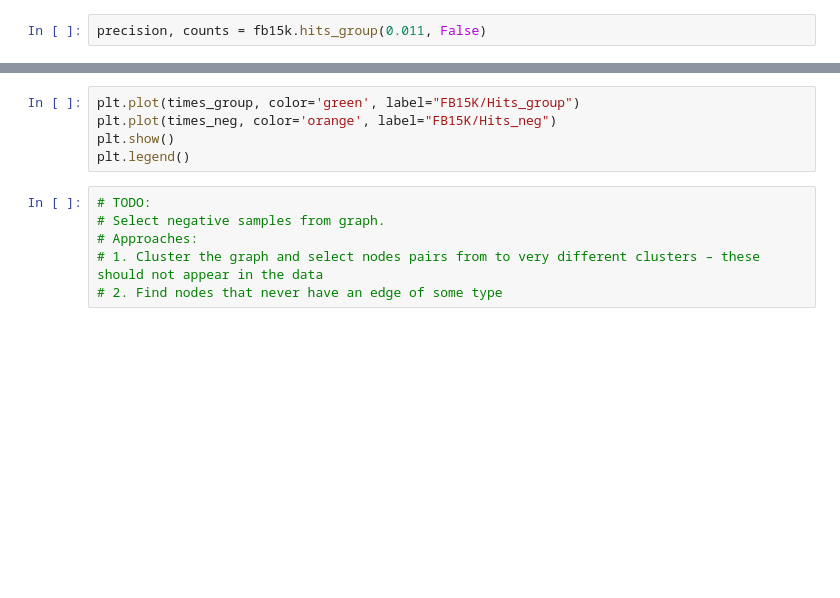
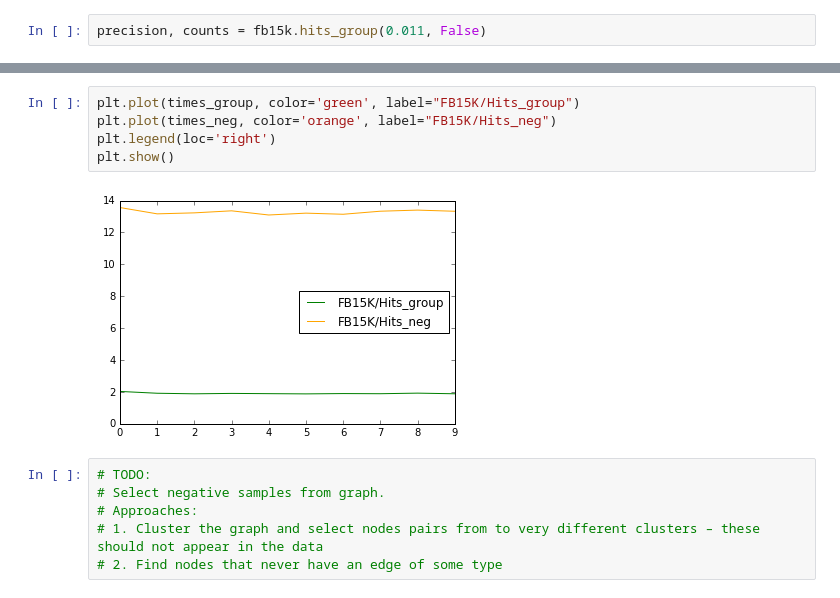
Before and after one commit to GittiHab/kb-completion, a Jupyter notebook: notebooks/pl-1.0-threshold-optimization.ipynb, the cells around one changed output, grey strips where cells are left out. Drawn from its saved outputs; the diff is of its cells as text; blank space fills up the shorter version.

```diff
--- a/notebooks/pl-1.0-threshold-optimization.ipynb
+++ b/notebooks/pl-1.0-threshold-optimization.ipynb
@@ -121,8 +212,10 @@ print("Grouped:", np.mean(times_group), "Only Negatives:", np.mean(times_neg))
 # %%
 plt.plot(times_group, color='green', label="FB15K/Hits_group")
 plt.plot(times_neg, color='orange', label="FB15K/Hits_neg")
+plt.legend(loc='right')
 plt.show()
-plt.legend()
+# %% [output]
+[figure, added]
 # %%
 # TODO:
 # Select negative samples from graph.
```
Also changed, not shown: parts of 20 cells of this notebook, 2 other files.
